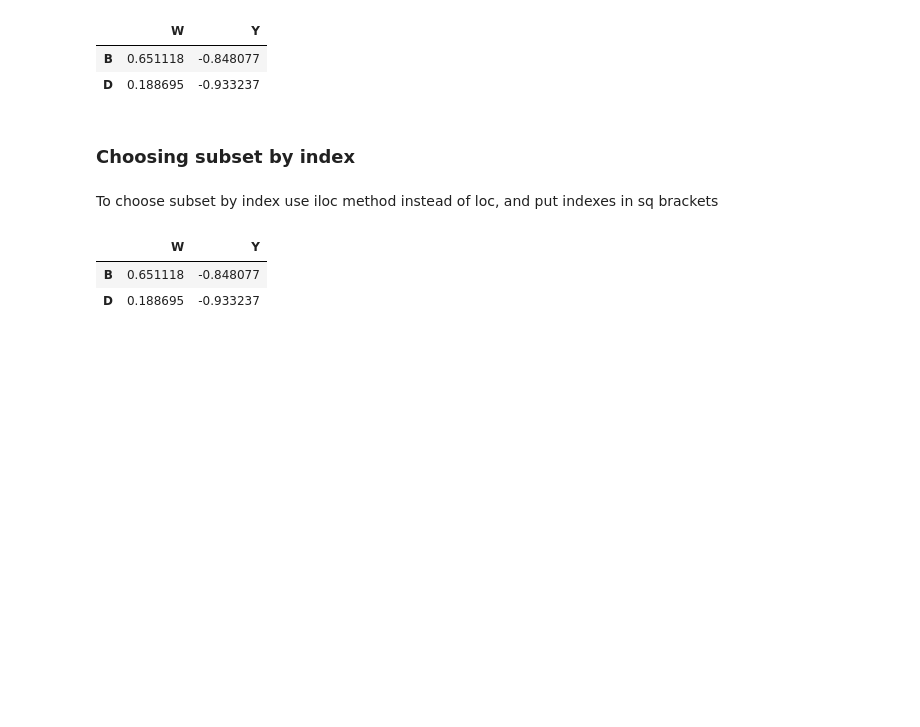
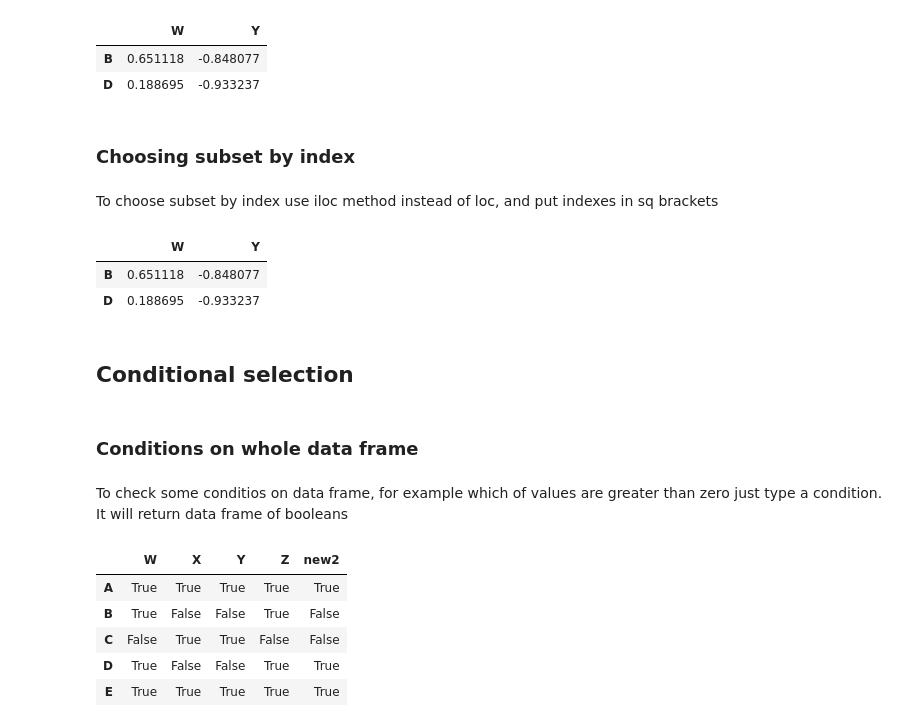
Before and after one commit to Artur-Ws/Data_Science_Basics, a Jupyter notebook: pandas_notes.ipynb, the cells around one changed output. Drawn from its saved outputs; the diff is of its cells as text; code cells hidden in the pictures; blank space fills up the shorter version.

Commit message:
Modified infos about Series to fit style, and added info about conditional selection of data frames

```diff
--- a/pandas_notes.ipynb
+++ b/pandas_notes.ipynb
@@ -225,3 +247,18 @@ df.iloc[[1,3],[0,2]]
 |  | W | Y |
 | B | 0.651118 | -0.848077 |
 | D | 0.188695 | -0.933237 |
+# %% [markdown]
+## Conditional selection
+# %% [markdown]
+### Conditions on whole data frame
+# %% [markdown]
+To check some conditios on data frame, for example which of values are greater than zero just type a condition. It will return data frame of booleans
+# %%
+df > 0
+# %% [output]
+|  | W | X | Y | Z | new2 |
+| A | True | True | True | True | True |
+| B | True | False | False | True | False |
+| C | False | True | True | False | False |
+| D | True | False | False | True | True |
+| E | True | True | True | True | True |
```
Also changed, not shown: parts of 9 cells of this notebook.
